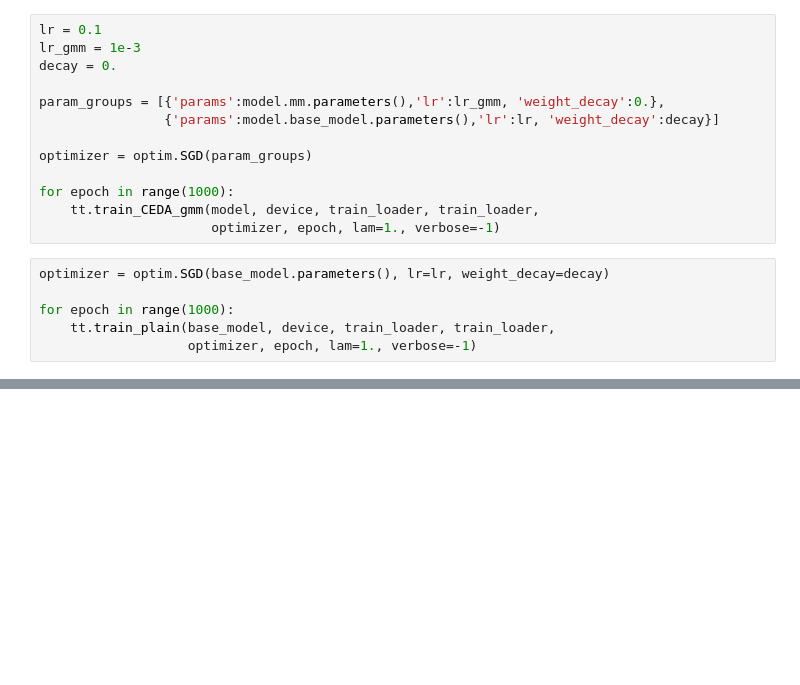
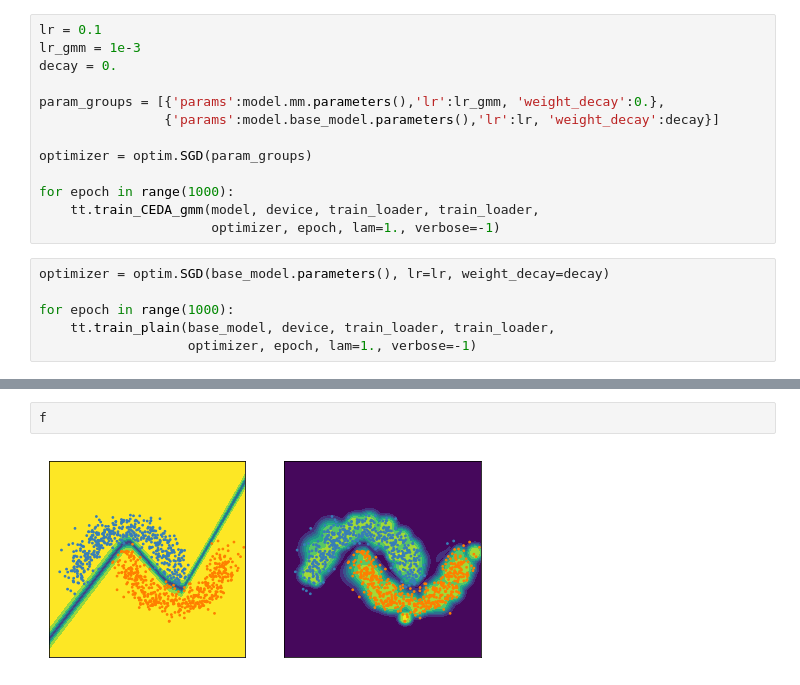
Before and after one commit to AlexMeinke/certified-certain-uncertainty, a Jupyter notebook: TwoMoons.ipynb, the cells around one changed output, grey strips where cells are left out. Drawn from its saved outputs; the diff is of its cells as text; blank space fills up the shorter version.

```diff
--- a/TwoMoons.ipynb
+++ b/TwoMoons.ipynb
@@ -218,0 +223,4 @@ np.log(z_base-.50001).min()
+# %%
+f
+# %% [output]
+[figure, added]
```
Also changed, not shown: parts of 8 cells of this notebook, 29 other files.
